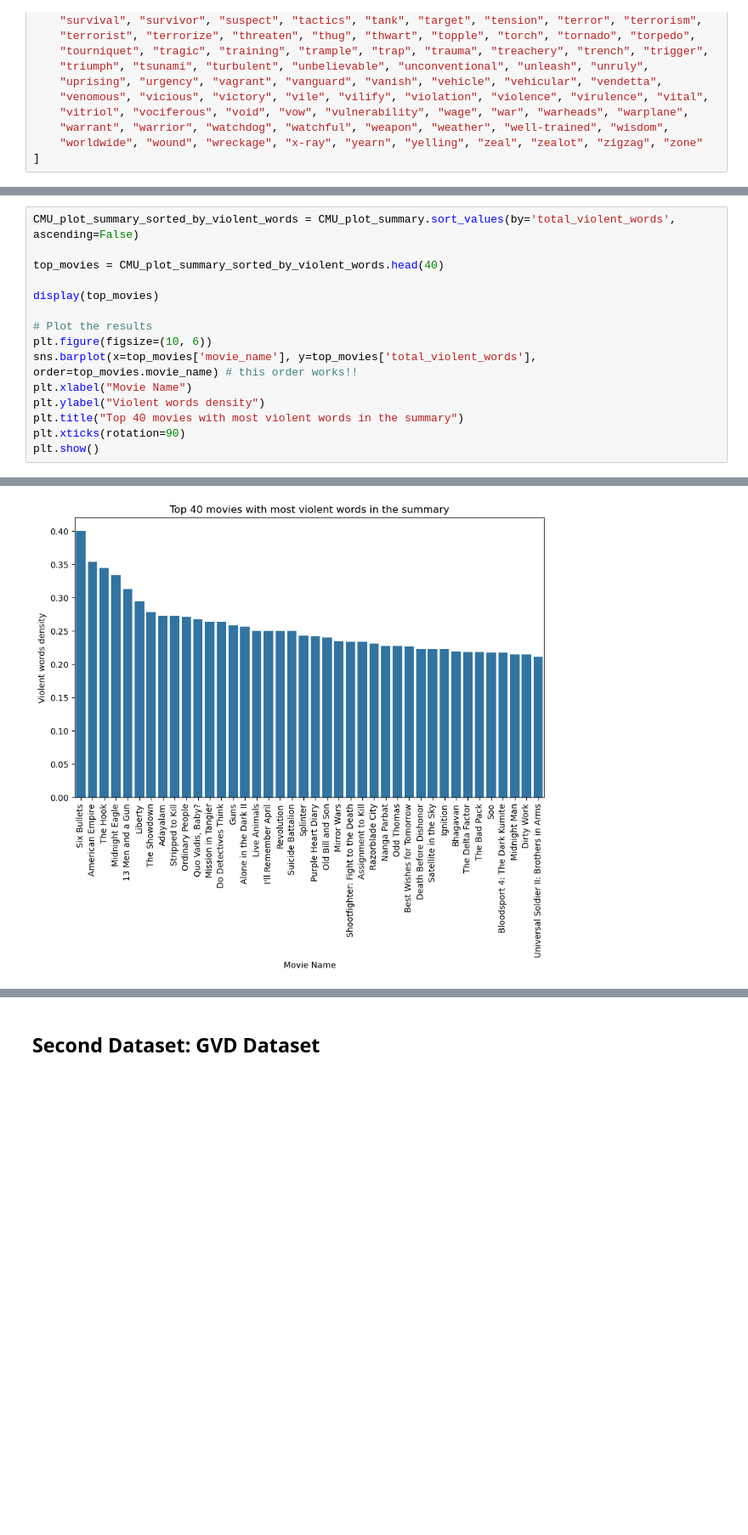
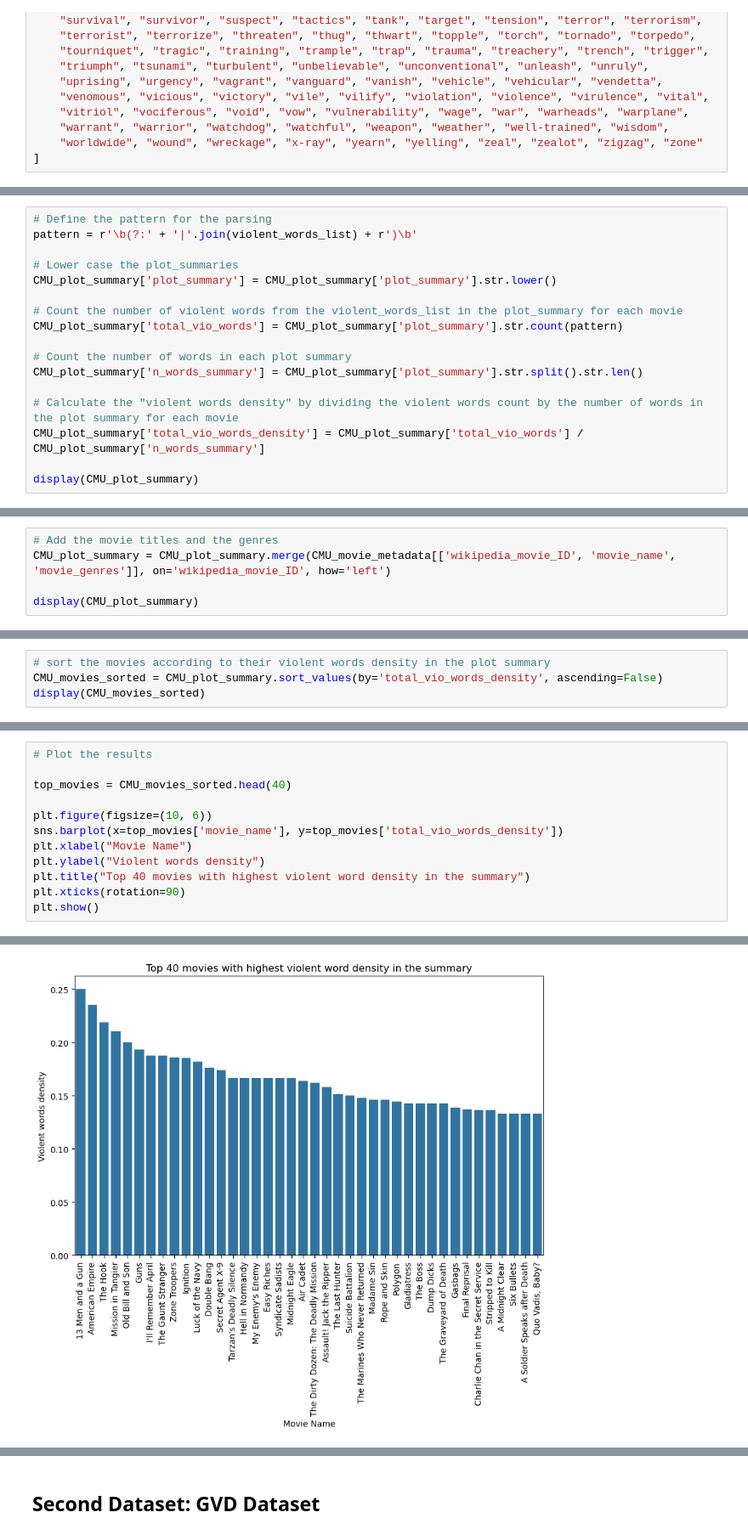
Before and after one commit to epfl-ada/ada-2024-project-alligatorsdontapologize24, a Jupyter notebook: src/Exploratory_Data_Analysis.ipynb, the cells around one changed output, grey strips where cells are left out. Shown at 85% size. Drawn from its saved outputs; the diff is of its cells as text; blank space fills up the shorter version.

Commit message:
found quick way for finding violent word density in plot summaries

```diff
--- a/src/Exploratory_Data_Analysis.ipynb
+++ b/src/Exploratory_Data_Analysis.ipynb
@@ -173,0 +95,17 @@ plt.show()
+# %%
+# Define the pattern for the parsing
+pattern = r'\b(?:' + '|'.join(violent_words_list) + r')\b'
+
+# Lower case the plot_summaries
+CMU_plot_summary['plot_summary'] = CMU_plot_summary['plot_summary'].str.lower()
+
+# Count the number of violent words from the violent_words_list in the plot_summary for each movie
+CMU_plot_summary['total_vio_words'] = CMU_plot_summary['plot_summary'].str.count(pattern)
+
+# Count the number of words in each plot summary
+CMU_plot_summary['n_words_summary'] = CMU_plot_summary['plot_summary'].str.split().str.len()
+
+# Calculate the "violent words density" by dividing the violent words count by the number of words in the plot summary for each movie
+CMU_plot_summary['total_vio_words_density'] = CMU_plot_summary['total_vio_words'] / CMU_plot_summary['n_words_summary']
+
+display(CMU_plot_summary)
@@ -173,0 +126,5 @@ plt.show()
+# %%
+# Add the movie titles and the genres
+CMU_plot_summary = CMU_plot_summary.merge(CMU_movie_metadata[['wikipedia_movie_ID', 'movie_name', 'movie_genres']], on='wikipedia_movie_ID', how='left')
+
+display(CMU_plot_summary)
@@ -173,0 +145,4 @@ plt.show()
+# %%
+# sort the movies according to their violent words density in the plot summary
+CMU_movies_sorted = CMU_plot_summary.sort_values(by='total_vio_words_density', ascending=False)
+display(CMU_movies_sorted)
@@ -174,16 +163,13 @@ plt.show()
 # %%
-CMU_plot_summary_sorted_by_violent_words = CMU_plot_summary.sort_values(by='total_violent_words', ascending=False)
+# Plot the results
 
-top_movies = CMU_plot_summary_sorted_by_violent_words.head(40)
+top_movies = CMU_movies_sorted.head(40)
 
-display(top_movies)
-
-# Plot the results
 plt.figure(figsize=(10, 6))
-sns.barplot(x=top_movies['movie_name'], y=top_movies['total_violent_words'], order=top_movies.movie_name) # this order works!!
+sns.barplot(x=top_movies['movie_name'], y=top_movies['total_vio_words_density'])
 plt.xlabel("Movie Name")
 plt.ylabel("Violent words density")
-plt.title("Top 40 movies with most violent words in the summary")
+plt.title("Top 40 movies with highest violent word density in the summary")
 plt.xticks(rotation=90)
 plt.show()
 # %% [output]
@@ -208 +176 @@ plt.show()
-[figure, old version]
+[figure, new version]
```
Also changed, not shown: parts of 10 cells of this notebook.
